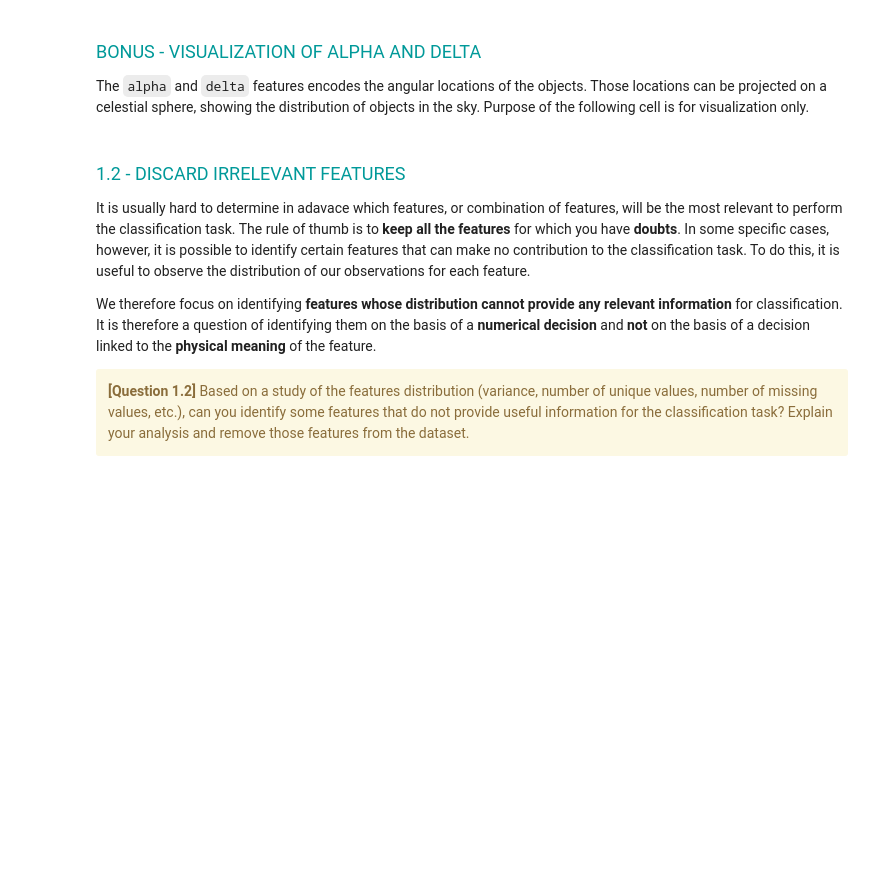
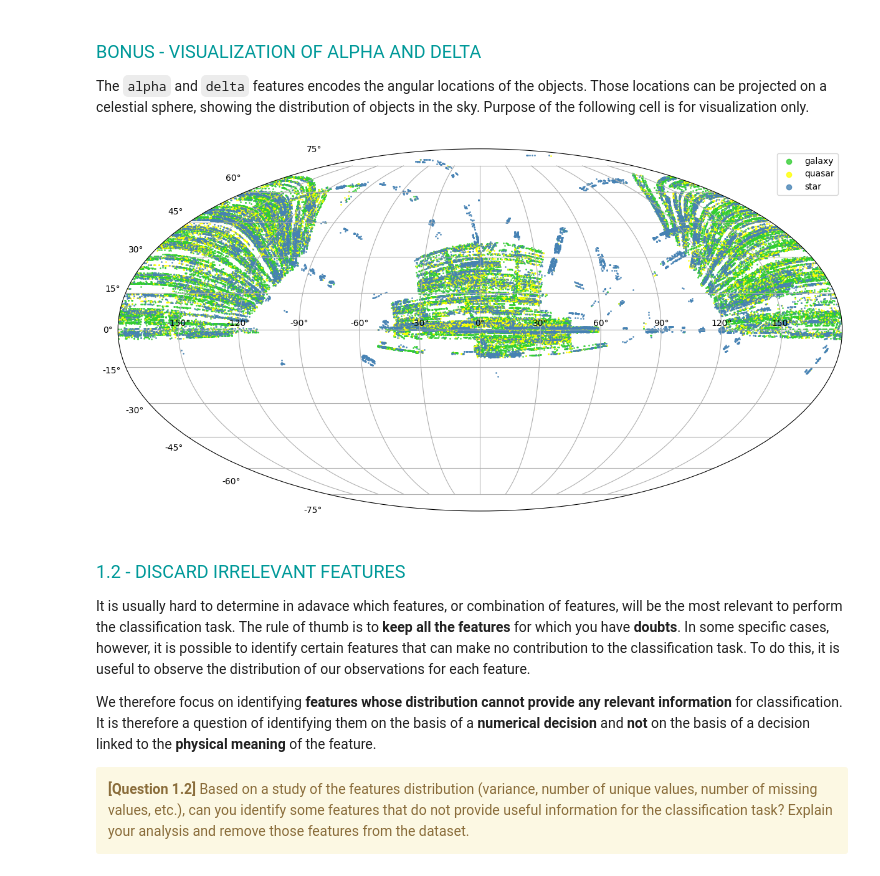
Before and after one commit to GaecKo/hackaton, a Jupyter notebook: Hackaton_2/Hackathon02-Classification.ipynb, the cells around one changed output. Saved outputs shown, nothing was run; the diff lists cells and outputs as text; code cells hidden in the pictures; blank space fills up the shorter version.

```diff
--- a/Hackaton_2/Hackathon02-Classification.ipynb
+++ b/Hackaton_2/Hackathon02-Classification.ipynb
@@ -118,30 +104,32 @@ The `alpha` and `delta` features encodes the angular locations of the objects. T
 # %%
 #pip install astropy # Comment this line once the package has been installed
 
 from astropy.coordinates import SkyCoord
 import astropy.units as u
 
 df_galaxy = df.loc[df['class']=='GALAXY']
 df_quasar = df.loc[df['class']=='QSO']
 df_star   = df.loc[df['class']=='STAR']
 
 np.asarray(df_galaxy['alpha'])*u.degree
 
-coords_galaxy = SkyCoord(ra=np.asarray(df_galaxy['alpha'])*u.degree, dec=df_galaxy['delta']*u.degree, frame='icrs')
-coords_quasar = SkyCoord(ra=np.asarray(df_quasar['alpha'])*u.degree, dec=df_quasar['delta']*u.degree, frame='icrs')
-coords_star   = SkyCoord(ra=np.asarray(df_star['alpha'])*u.degree, dec=df_star['delta']*u.degree, frame='icrs')
+coords_galaxy = SkyCoord(ra=np.asarray(df_galaxy['alpha'])*u.degree, dec=df_galaxy['delta']*u.degree, frame='icrs', unit='deg')
+coords_quasar = SkyCoord(ra=np.asarray(df_quasar['alpha'])*u.degree, dec=df_quasar['delta']*u.degree, frame='icrs', unit='deg')
+coords_star   = SkyCoord(ra=np.asarray(df_star['alpha'])*u.degree, dec=df_star['delta']*u.degree, frame='icrs', unit='deg')
 
 fig = plt.figure(figsize=(15,15))
 ax  = fig.add_subplot(111, projection='mollweide')
 ax.scatter(coords_galaxy.ra.wrap_at(180*u.degree).radian, coords_galaxy.dec.radian,
                s=1, label='galaxy', color='limegreen', alpha=0.8)
 ax.scatter(coords_quasar.ra.wrap_at(180*u.degree).radian, coords_quasar.dec.radian,
                s=1, label='quasar', color='yellow', alpha=0.8)
 ax.scatter(coords_star.ra.wrap_at(180*u.degree).radian, coords_star.dec.radian,
                s=1, label='star', color='steelblue', alpha=0.8)
 ax.legend(markerscale=6)
 ax.grid()
 plt.show()
+# %% [output]
+[figure, added]
 # %% [markdown]
 <font size=4 color=#009999> <br> 1.2 - DISCARD IRRELEVANT FEATURES </font> <br>
 
```
Also changed, not shown: parts of 3 cells of this notebook.
